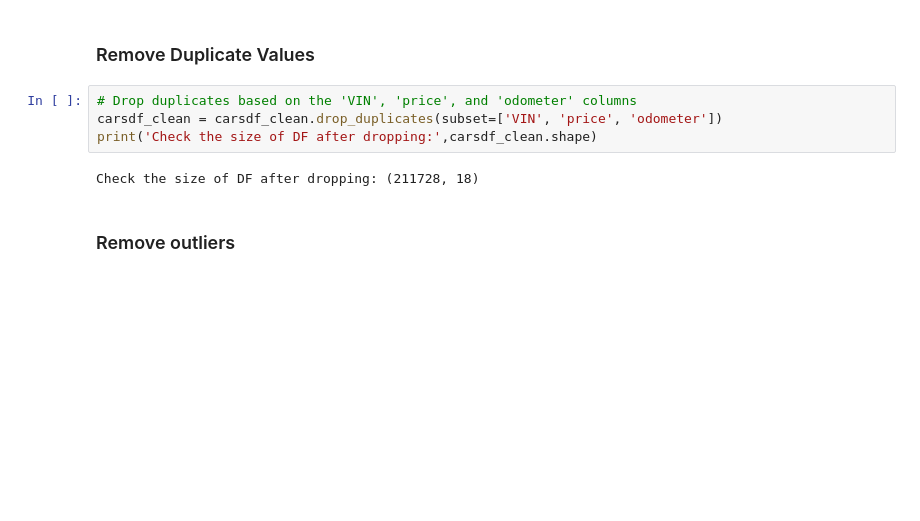
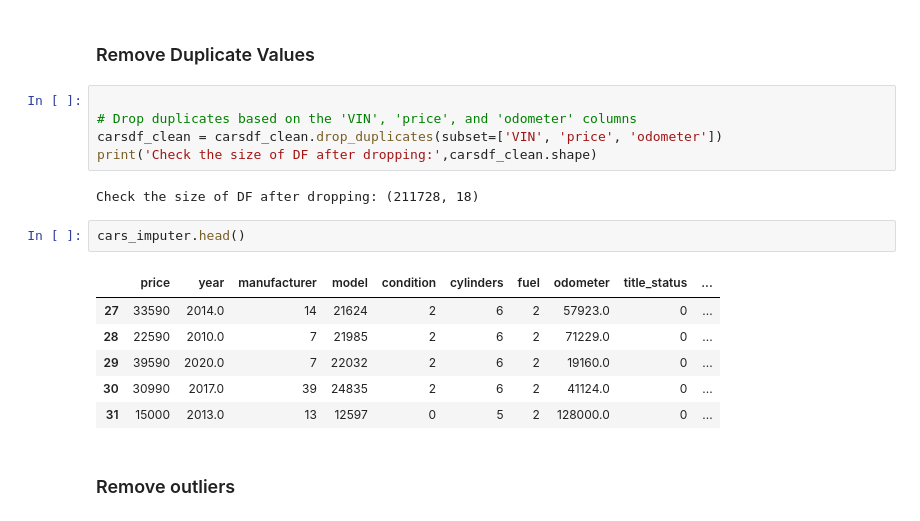
Before and after one commit to priyatamv/ML-Application-1, a Jupyter notebook: prompt_II.ipynb, the cells around one changed output. Drawn from its saved outputs; the diff is of its cells as text; blank space fills up the shorter version.

```diff
--- a/prompt_II.ipynb
+++ b/prompt_II.ipynb
@@ -532,11 +532,21 @@ Check the size of DF after dropping: (426811, 18)
 # %% [markdown]
 ### Remove Duplicate Values
 # %%
+
 # Drop duplicates based on the 'VIN', 'price', and 'odometer' columns
 carsdf_clean = carsdf_clean.drop_duplicates(subset=['VIN', 'price', 'odometer'])
 print('Check the size of DF after dropping:',carsdf_clean.shape)
 # %% [output]
 Check the size of DF after dropping: (211728, 18)
+# %%
+cars_imputer.head()
+# %% [output]
+|  | price | year | manufacturer | model | condition | cylinders | fuel | odometer | title_status | ... |
+| 27 | 33590 | 2014.0 | 14 | 21624 | 2 | 6 | 2 | 57923.0 | 0 | ... |
+| 28 | 22590 | 2010.0 | 7 | 21985 | 2 | 6 | 2 | 71229.0 | 0 | ... |
+| 29 | 39590 | 2020.0 | 7 | 22032 | 2 | 6 | 2 | 19160.0 | 0 | ... |
+| 30 | 30990 | 2017.0 | 39 | 24835 | 2 | 6 | 2 | 41124.0 | 0 | ... |
+| 31 | 15000 | 2013.0 | 13 | 12597 | 0 | 5 | 2 | 128000.0 | 0 | ... |
 # %% [markdown]
 ### Remove outliers
 # %%
```
Also changed, not shown: parts of 1 cell of this notebook.
